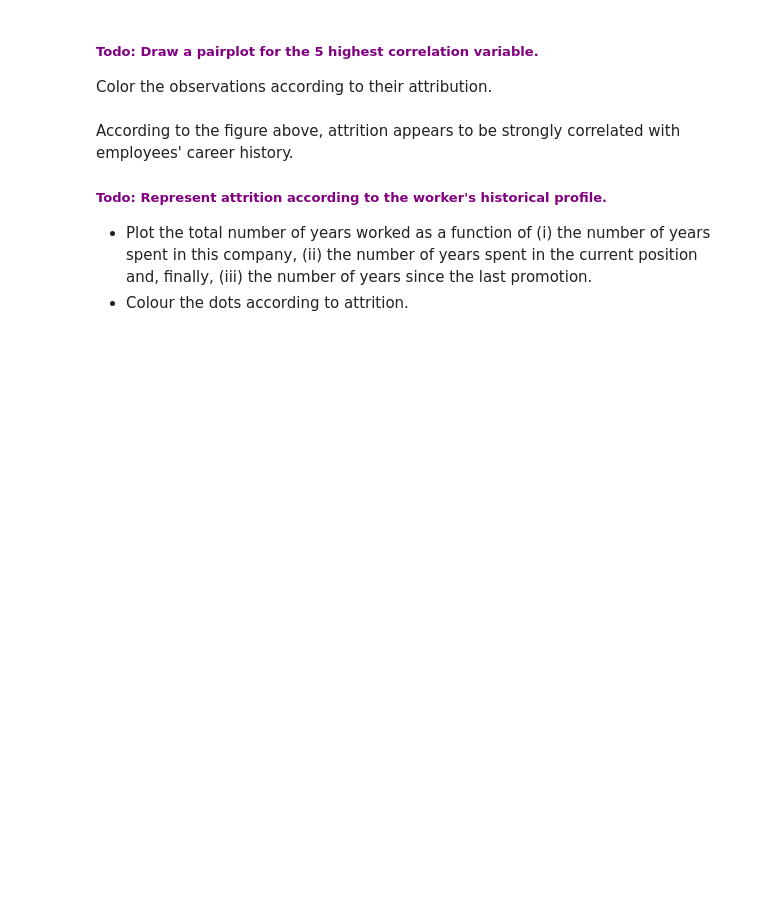
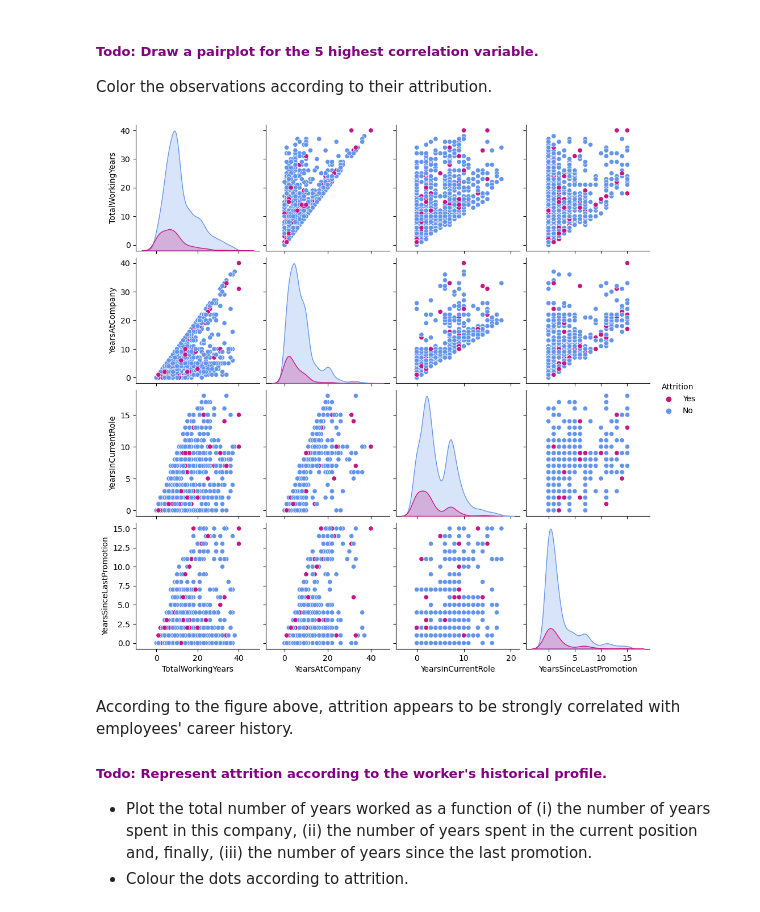
Before and after one commit to BMThi/DataAnalysis4A, a Jupyter notebook: HumanResources/TP_HR.ipynb, the cells around one changed output. Cells and saved outputs as stored; diff of their text form; code cells hidden in the pictures; blank space fills up the shorter version.

```diff
--- a/HumanResources/TP_HR.ipynb
+++ b/HumanResources/TP_HR.ipynb
@@ -250,6 +250,12 @@ Color the observations according to their attribution.
 [...]
 # %%
 # %load solutions/data_pairplot.py
+cols = ['TotalWorkingYears', 'YearsAtCompany', 'YearsInCurrentRole', 'YearsSinceLastPromotion', 'Attrition']
+
+sns.pairplot(data[cols], hue = 'Attrition', palette={'Yes': 'mediumvioletred', 'No': 'cornflowerblue'})
+plt.show()
+# %% [output]
+[figure, added]
 # %% [markdown]
 According to the figure above, attrition appears to be strongly correlated with employees' career history.
 
```
Also changed, not shown: parts of 11 cells of this notebook.
